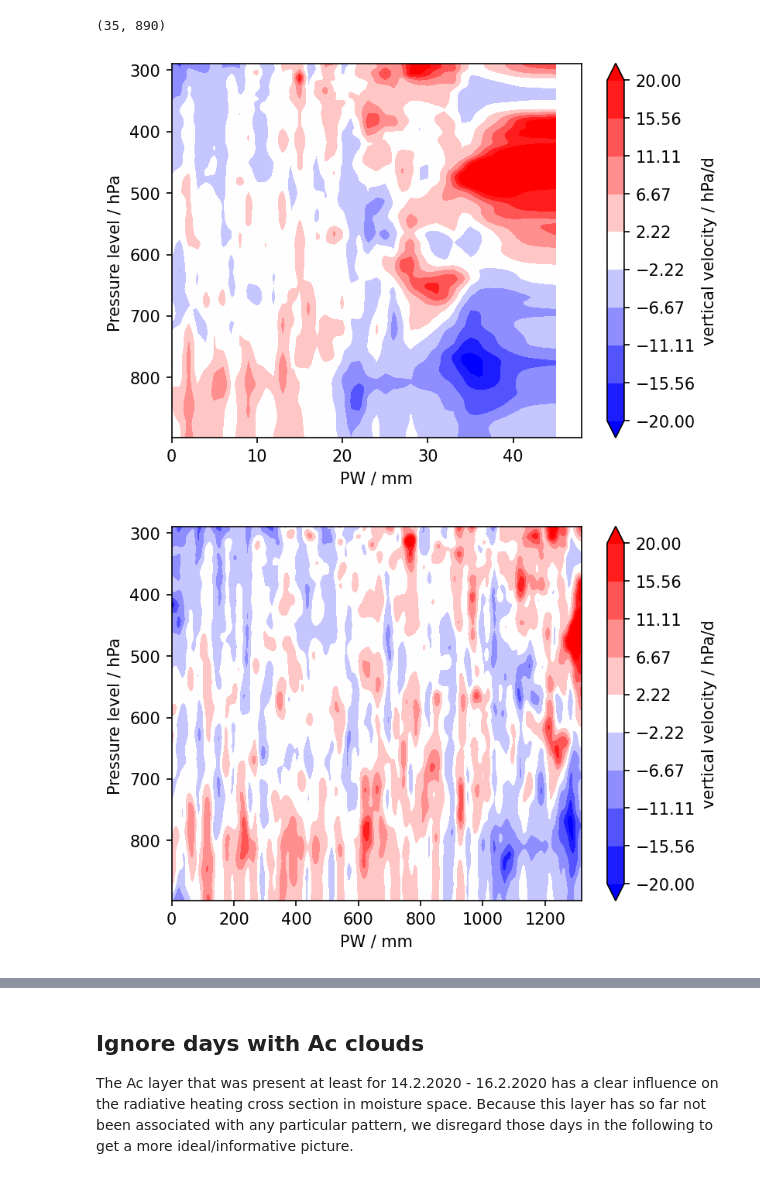
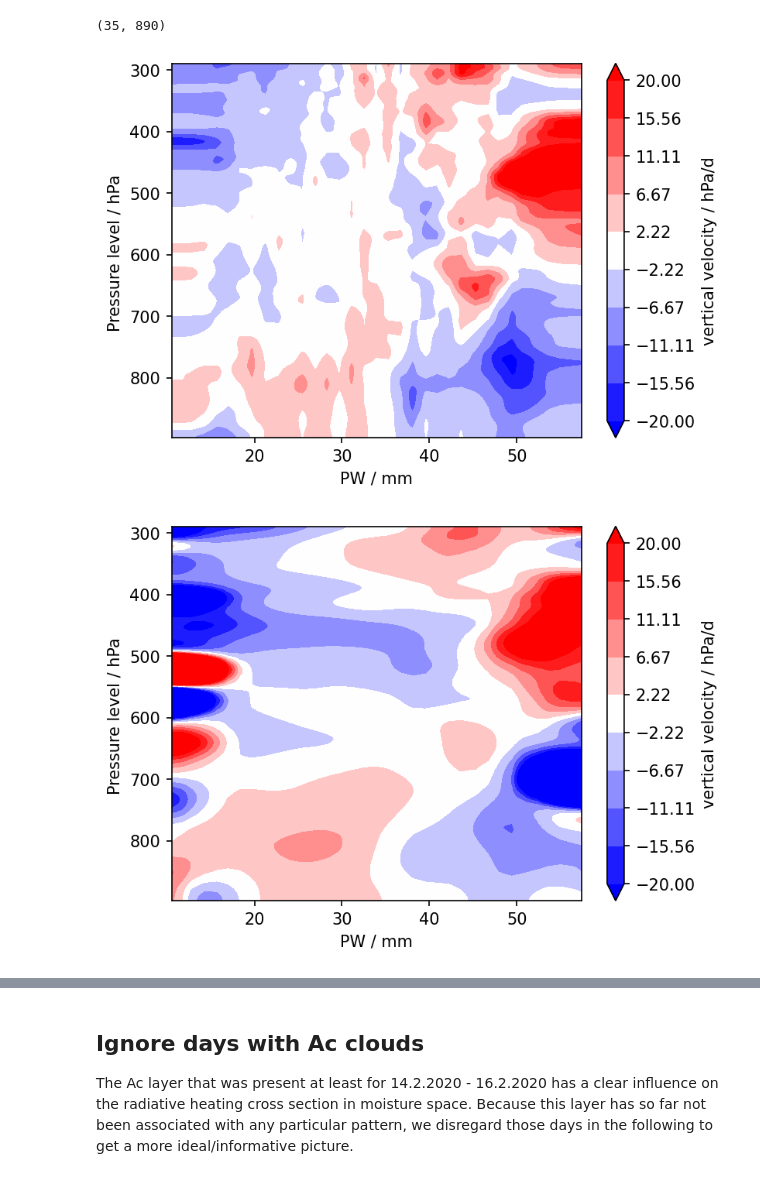
Before and after one commit to observingClouds/trade-wind-course_2021, a Jupyter notebook: PW_sorted_HeatingProfiles.ipynb, the cells around one changed output, grey strips where cells are left out. Saved outputs shown, nothing was run; the diff lists cells and outputs as text; code cells hidden in the pictures.

```diff
--- a/PW_sorted_HeatingProfiles.ipynb
+++ b/PW_sorted_HeatingProfiles.ipynb
@@ -196,7 +196,3 @@ plt.colorbar()
-# %%
-# Drop nan bins
-ds_radiation_mean = ds_radiation_grp.dropna("pw_bins", how="all")
-# ds_radiation_mean_smooth = ds_radiation_grp_smooth.dropna("pw_bins", how="all")
 # %%
 heating_anomaly = (ds_radiation_mean.q_rad - np.nanmean(ds_radiation_mean.q_rad,axis=0)) # axis 0 is altitude
 ds_radiation_mean["heating_anomaly_2"] = xr.DataArray(heating_anomaly, dims = ["pw_bins", "alt"])
@@ -214,5 +211,5 @@ omega_clear_2 = circ.wtg(ds_radiation_mean.temperature*units.kelvin,ds_radiation
 ds_radiation_mean["omega_clear_2"] = xr.DataArray(omega_clear_2.metpy.magnitude, dims = ["pw_bins", "alt"])
 # %%
 # # smooth specific fields
-# omega_clear_smooth = scipy.ndimage.filters.gaussian_filter(ds_radiation_mean.omega_clear_2.T,(20,2))
-# Q_anomaly_smooth = scipy.ndimage.filters.gaussian_filter(ds_radiation_mean.heating_anomaly_2.T,(20,2))
+omega_clear_smooth = scipy.ndimage.filters.gaussian_filter(ds_radiation_mean.omega_clear_2.T,(20,2))
+Q_anomaly_smooth = scipy.ndimage.filters.gaussian_filter(ds_radiation_mean.heating_anomaly_2.T,(20,2))
@@ -261,11 +308,11 @@ np.shape(omega_clear_2.metpy.magnitude*860.)
 # %%
 fig = plt.figure(figsize=(5.69,4.27), dpi=150)
 ax  = plt.subplot(111)
-bound = np.nanmax([np.abs(np.nanpercentile(ds_radiation_grp_smooth.omega_clear_smooth.T.metpy.magnitude*860.,1)),
-                   np.abs(np.nanpercentile(ds_radiation_grp_smooth.omega_clear_smooth.T.metpy.magnitude*860.,99))])
+bound = np.nanmax([np.abs(np.nanpercentile(ds_radiation_mean.omega_clear_smooth.T.metpy.magnitude*860.,1)),
+                   np.abs(np.nanpercentile(ds_radiation_mean.omega_clear_smooth.T.metpy.magnitude*860.,99))])
 bound = 20
-p1  = ax.contourf(np.arange(len(ds_radiation_grp_smooth.omega_clear_smooth.T.metpy.magnitude.T)),ds_radiation_grp_smooth.pressure.mean(dim="pw_bins")/100,
-                  ds_radiation_grp_smooth.omega_clear_smooth.metpy.magnitude.T*860.,cmap="bwr",levels=np.linspace(-bound,+bound,10),
+p1  = ax.contourf(ds_radiation_mean.pw,ds_radiation_mean.pressure.mean(dim="pw_bins")/100,
+                  ds_radiation_mean.omega_clear_smooth.T.metpy.magnitude*860.,cmap="bwr",levels=np.linspace(-bound,+bound,10),
                   interpolation="none",extend="both")
 # plt.gca().invert_yaxis()
 # ax.set_xlabel(r'Percentile of IWV')
@@ -277,24 +324,24 @@ ax.invert_yaxis()
 c1 = plt.colorbar(p1)
 c1.set_label("vertical velocity / hPa/d")
 # %% [output]
-[figure, old version]
+[figure, new version]
 # %%
 fig = plt.figure(figsize=(5.69,4.27), dpi=150)
 ax  = plt.subplot(111)
-bound = np.nanmax([np.abs(np.nanpercentile(omega_clear_smooth.T.metpy.magnitude*860.,1)),
-                   np.abs(np.nanpercentile(omega_clear_smooth.T.metpy.magnitude*860.,99))])
+bound = np.nanmax([np.abs(np.nanpercentile(omega_clear_smooth.T*860.,1)),
+                   np.abs(np.nanpercentile(omega_clear_smooth.T*860.,99))])
 bound = 20
-p1  = ax.contourf(np.arange(len(omega_clear_smooth.T.metpy.magnitude)),ds_radiation_mean_smooth.pressure.mean(dim="pw_bins")/100,
-                  omega_clear_smooth.metpy.magnitude*860.,cmap="bwr",levels=np.linspace(-bound,+bound,10),
+p1  = ax.contourf(ds_radiation_mean.pw,ds_radiation_mean.pressure.mean(dim="pw_bins")/100,
+                  omega_clear_smooth*860.,cmap="bwr",levels=np.linspace(-bound,+bound,10),
                   interpolation="none",extend="both")
 # plt.gca().invert_yaxis()
 # ax.set_xlabel(r'Percentile of IWV')
 # ax.set_xticklabels(['0','20','40','60','80','100'])
 
 ax.set_ylabel("Pressure level / hPa ")
 ax.set_xlabel("PW / mm")
 ax.invert_yaxis()
 c1 = plt.colorbar(p1)
 c1.set_label("vertical velocity / hPa/d")
 # %% [output]
-[figure, old version]
+[figure, new version]
```
Also changed, not shown: parts of 14 cells of this notebook.
